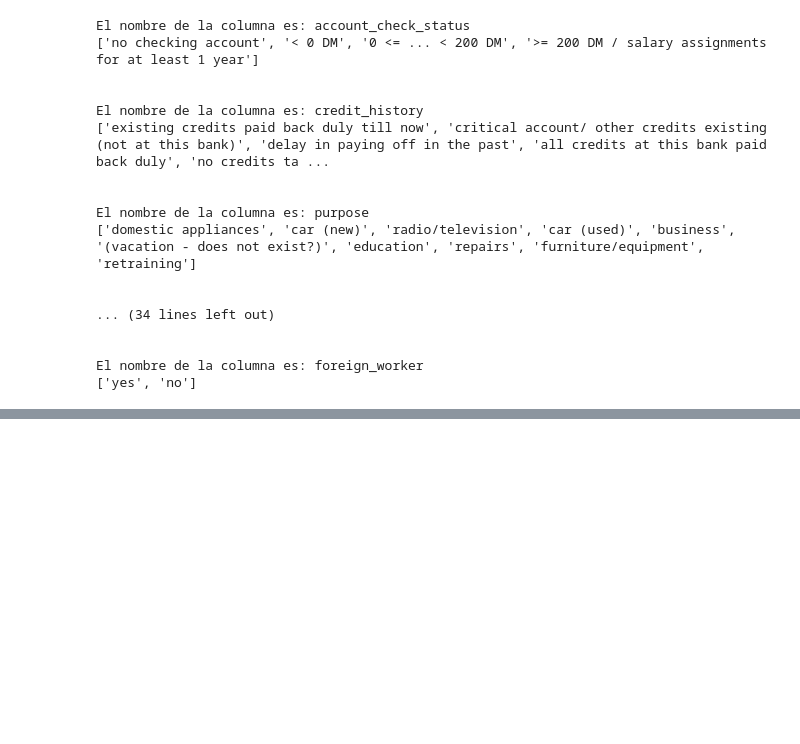
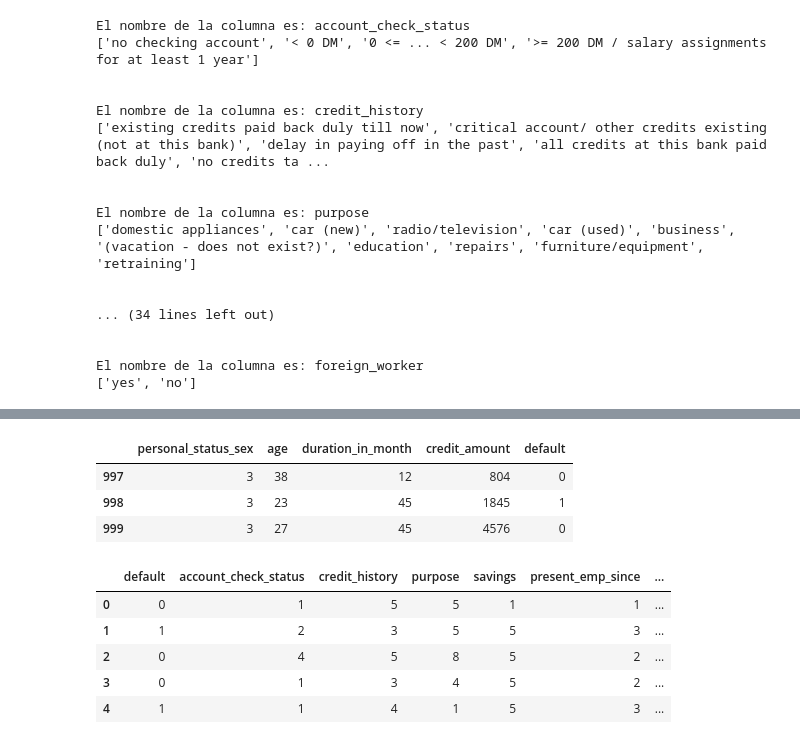
Before and after one commit to juanmarcoso/Germany_Bank, a Jupyter notebook: DataBankGerman.ipynb, the cells around one changed output, grey strips where cells are left out. Saved outputs shown, nothing was run; the diff lists cells and outputs as text; code cells hidden in the pictures; blank space fills up the shorter version.

```diff
--- a/DataBankGerman.ipynb
+++ b/DataBankGerman.ipynb
@@ -232,0 +237,44 @@ df_banco.sample(3)
+# %%
+variables_discretas = ['personal_status_sex', 'age', 'duration_in_month', 'credit_amount', 'default']
+df_banco[variables_discretas].tail(3)
+# %% [output]
+|  | personal_status_sex | age | duration_in_month | credit_amount | default |
+| 997 | 3 | 38 | 12 | 804 | 0 |
+| 998 | 3 | 23 | 45 | 1845 | 1 |
+| 999 | 3 | 27 | 45 | 4576 | 0 |
+# %%
+# Vamos a generar una funcion que nos permita armar nuevas columnas y separar los datos.
+
+def feature_engineering():
+  global df_banco
+  dic_sexo = {2:1, 5:1, 1:0, 3:0, 4:0}
+  dic_est_civil = {3:1, 5:1, 1:0, 2:0, 4:0}
+  df_banco['sexo'] = df_banco['personal_status_sex'].map(dic_sexo)
+  df_banco['estado_civil'] = df_banco['personal_status_sex'].map(dic_est_civil)
+  df_banco['rango_edad'] = pd.cut(x = df_banco['age'],
+                                  bins=[18, 30, 40, 50, 60, 70, 80],
+                                  labels = [1, 2, 3, 4, 5, 6]).astype(int)
+  df_banco['rango_plazos_credito']=pd.cut(x = df_banco['duration_in_month'],
+                                            bins=[1, 12, 24, 36, 48, 60, 72],
+                                            labels = [1, 2, 3, 4, 5, 6]).astype(int)
+  df_banco['rango_valor_credito']=pd.cut(x = df_banco['credit_amount'],
+                                           bins=[1, 1000, 2000, 3000, 4000,
+                                                 5000, 6000, 7000, 8000, 9000,
+                                                 10000, 11000, 12000, 13000,
+                                                 14000, 15000, 16000, 17000,
+                                                 18000, 19000, 20000],
+                                           labels = [1, 2, 3, 4, 5, 6, 7, 8, 9,
+                                                     10, 11, 12, 13, 14, 15, 16,
+                                                     17, 18, 19, 20]).astype(int)
+  df_banco = df_banco.drop(columns=['personal_status_sex','age',
+                                    'duration_in_month','credit_amount'])
+# %%
+feature_engineering()
+df_banco.head(5)
+# %% [output]
+|  | default | account_check_status | credit_history | purpose | savings | present_emp_since | ... |
+| 0 | 0 | 1 | 5 | 5 | 1 | 1 | ... |
+| 1 | 1 | 2 | 3 | 5 | 5 | 3 | ... |
+| 2 | 0 | 4 | 5 | 8 | 5 | 2 | ... |
+| 3 | 0 | 1 | 3 | 4 | 5 | 2 | ... |
+| 4 | 1 | 1 | 4 | 1 | 5 | 3 | ... |
```
Also changed, not shown: parts of 7 cells of this notebook.
